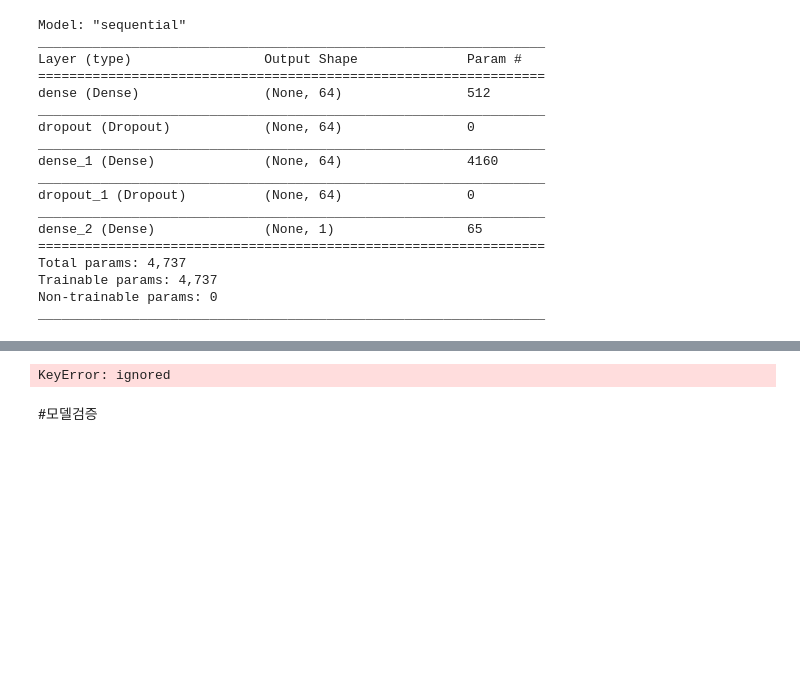
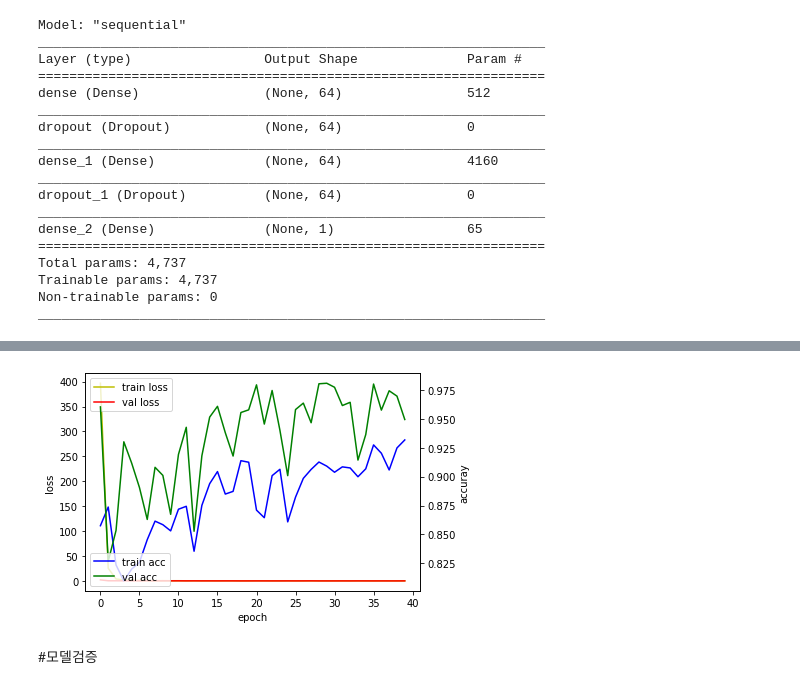
Before and after one commit to Recorder08/Recorder08.github.io, a Jupyter notebook: aix.ipynb, the cells around one changed output, grey strips where cells are left out. Cells and saved outputs as stored; diff of their text form; code cells hidden in the pictures; blank space fills up the shorter version.

```diff
--- a/aix.ipynb
+++ b/aix.ipynb
@@ -535,14 +535,7 @@ print('\n테스트 손실률:', test_loss)
-# %%
-h = pd.DataFrame(history.history)
-ax = h.plot(x="index", y=["loss", "val_loss"])
-ax.set_ylabel("loss")
-ax2 = ax.twinx()
-ax2.set_ylabel("acc")
-h.plot(x="index", y=["acc", "val_acc"], ax=ax2, colormap='viridis',)
-plt.grid(False)
-plt.show()
-# %% [output]
-KeyError: ignored
+# %%
+plot(hist)
+# %% [output]
+[figure, added]
 # %% [markdown]
 #모델검증
 # %% [markdown]
```
Also changed, not shown: parts of 9 cells of this notebook.
